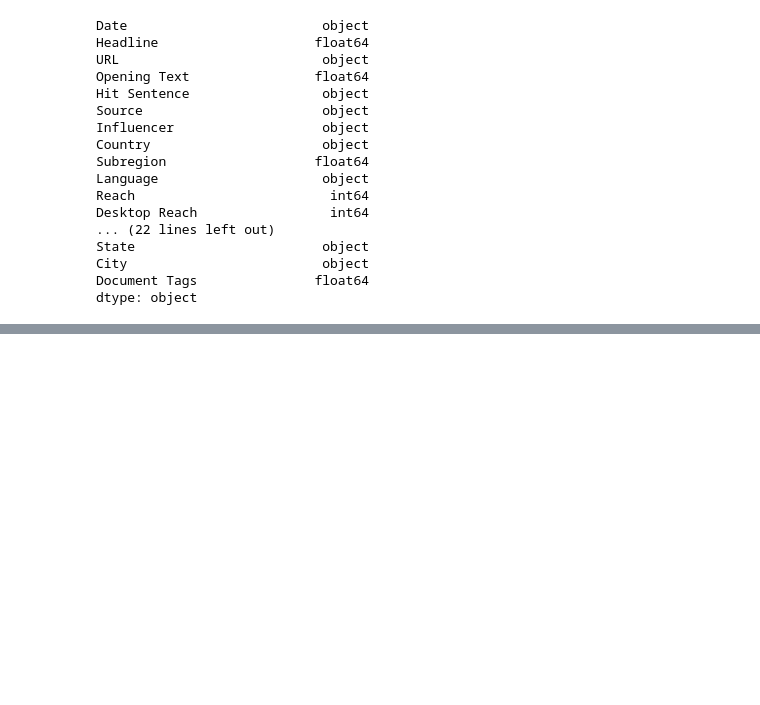
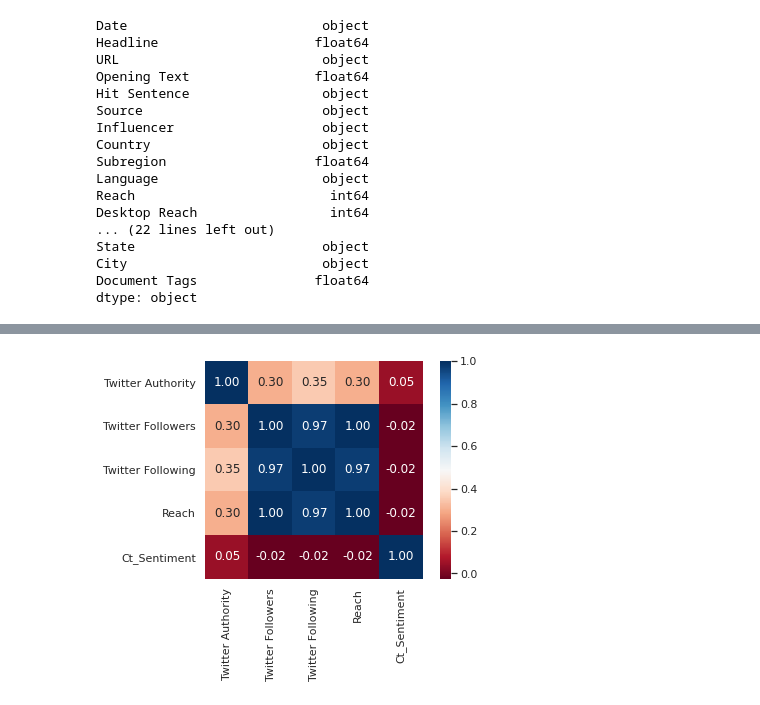
Before and after one commit to lucasbrassioli/fiap, a Jupyter notebook: Conceitos_e_Aplicações_em_Data_Mining.ipynb, the cells around one changed output, grey strips where cells are left out. Saved outputs shown, nothing was run; the diff lists cells and outputs as text; code cells hidden in the pictures; blank space fills up the shorter version.

```diff
--- a/Conceitos_e_Aplicações_em_Data_Mining.ipynb
+++ b/Conceitos_e_Aplicações_em_Data_Mining.ipynb
@@ -144,0 +149,5 @@ df[:2]
+# %%
+corr = df_clear.corr()
+sns.heatmap(corr, cmap='RdBu', fmt='.2f', square=True, linecolor='white', annot=True);
+# %% [output]
+[figure, added]
```
Also changed, not shown: parts of 48 cells of this notebook.
